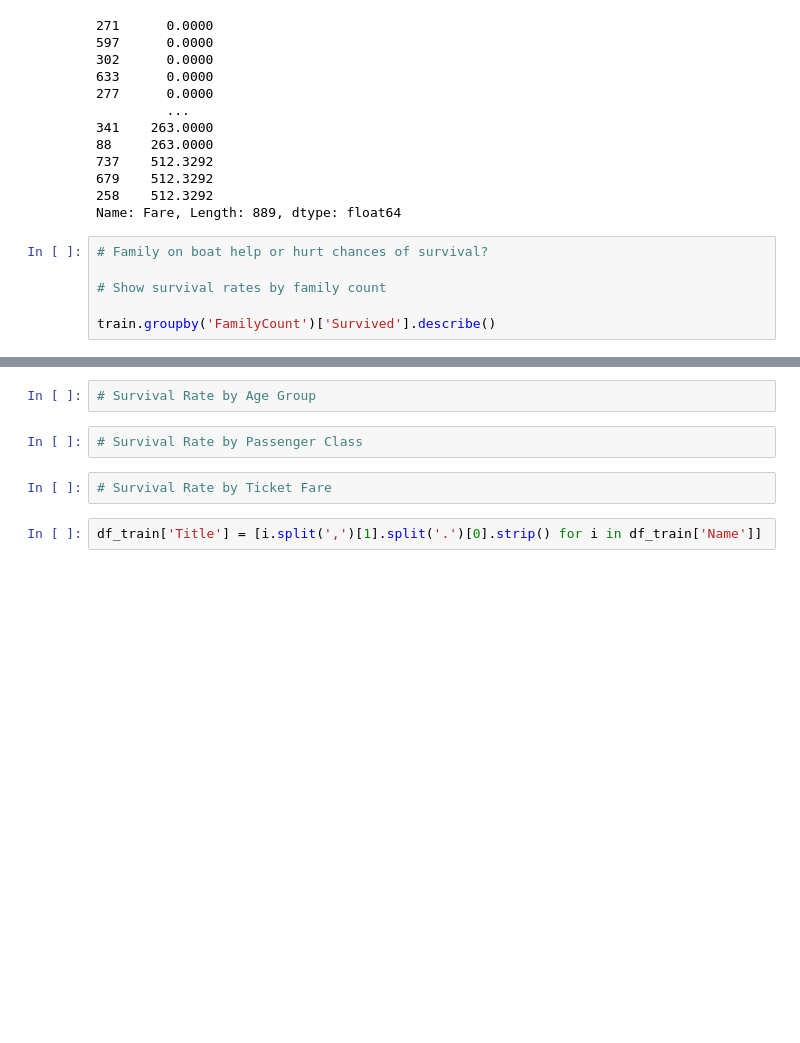
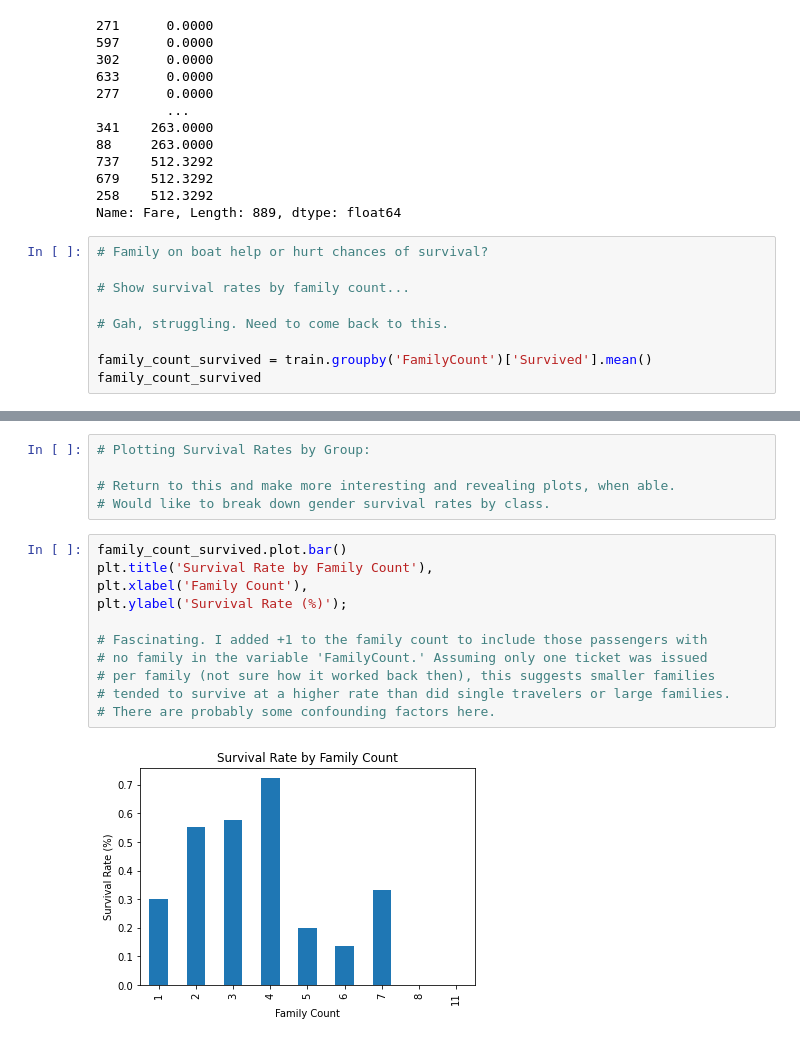
Before and after one commit to ersingt/GA, a Jupyter notebook: labs/2.01-lab-pandas-titanic-master/Titanic.ipynb, the cells around one changed output, grey strips where cells are left out. Cells and saved outputs as stored; diff of their text form; blank space fills up the shorter version.

```diff
--- a/labs/2.01-lab-pandas-titanic-master/Titanic.ipynb
+++ b/labs/2.01-lab-pandas-titanic-master/Titanic.ipynb
@@ -251,7 +253,10 @@ Name: Fare, Length: 889, dtype: float64
 # %%
 # Family on boat help or hurt chances of survival?
 
-# Show survival rates by family count
+# Show survival rates by family count...
 
-train.groupby('FamilyCount')['Survived'].describe()
+# Gah, struggling. Need to come back to this.
+
+family_count_survived = train.groupby('FamilyCount')['Survived'].mean()
+family_count_survived
 # %% [output]
@@ -273,8 +274,18 @@ train.groupby('FamilyCount')['Survived'].describe()
-# %%
-# Survival Rate by Age Group
-# %%
-# Survival Rate by Passenger Class
-# %%
-# Survival Rate by Ticket Fare
-# %%
-df_train['Title'] = [i.split(',')[1].split('.')[0].strip() for i in df_train['Name']]
+# %%
+# Plotting Survival Rates by Group:
+
+# Return to this and make more interesting and revealing plots, when able.
+# Would like to break down gender survival rates by class.
+# %%
+family_count_survived.plot.bar()
+plt.title('Survival Rate by Family Count'),
+plt.xlabel('Family Count'),
+plt.ylabel('Survival Rate (%)');
+
+# Fascinating. I added +1 to the family count to include those passengers with
+# no family in the variable 'FamilyCount.' Assuming only one ticket was issued
+# per family (not sure how it worked back then), this suggests smaller families
+# tended to survive at a higher rate than did single travelers or large families.
+# There are probably some confounding factors here.
+# %% [output]
+[figure, added]
```
Also changed, not shown: parts of 14 cells of this notebook.
